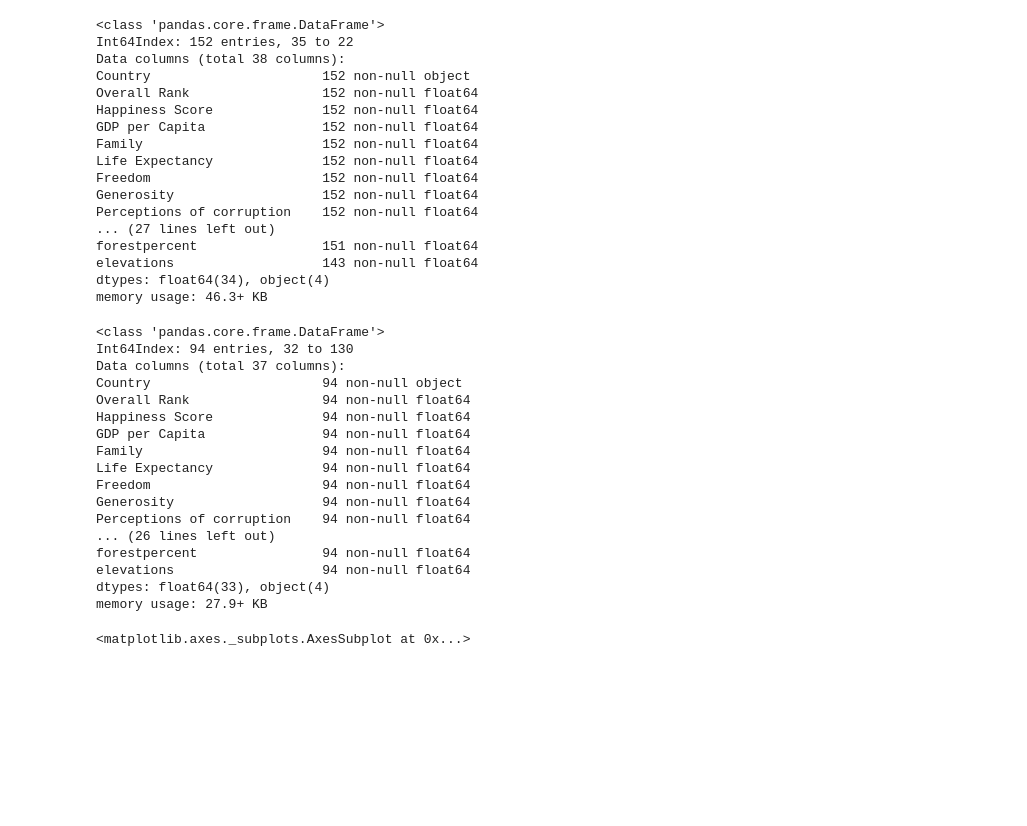
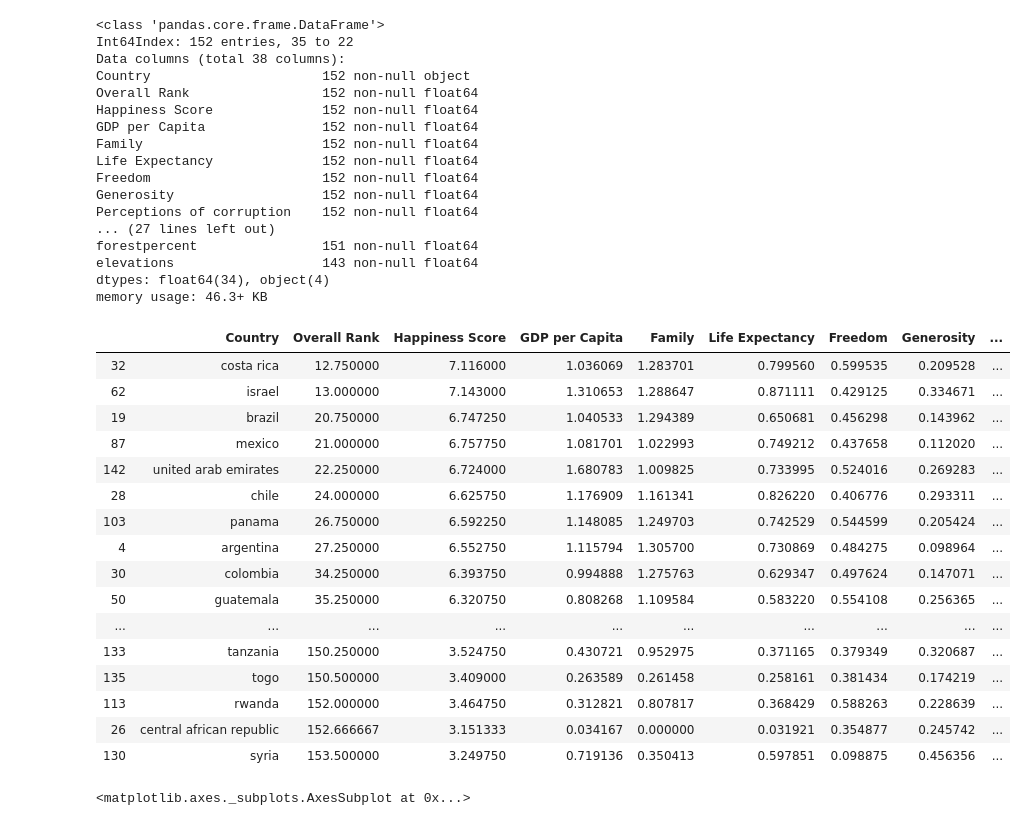
Before and after one commit to DavidObembe/Blue-Barracudas-group-2-, a Jupyter notebook: Clean Merge.ipynb, the cells around one changed output. Cells and saved outputs as stored; diff of their text form; code cells hidden in the pictures; blank space fills up the shorter version.

```diff
--- a/Clean Merge.ipynb
+++ b/Clean Merge.ipynb
@@ -14,8 +14,5 @@ pd.set_option('display.max_rows', 800)
 pd.set_option('display.max_columns', None)
 # %%
 #Read in data
-Factbook_df = pd.read_csv('../Resources/Factbookdata.csv')
-Happy_df = pd.read_csv('../Resources/cleanAndHappy.csv', index_col = 0)
-
-
-Happy_df['Country']
+Factbook_df = pd.read_csv('Resources/Factbookdata.csv')
+Happy_df = pd.read_csv('Resources/cleanAndHappy.csv', index_col = 0)
@@ -122,25 +125,26 @@ memory usage: 46.3+ KB
 # %%
 #Delete column underweightchildren, and remove rows with NaN values in order to plot correlations.
 del merge_df["underweightchildren"]
-clean_df.dropna(how='any', inplace=True)
-clean_df.info()
-# %% [output]
-<class 'pandas.core.frame.DataFrame'>
-Int64Index: 94 entries, 32 to 130
-Data columns (total 37 columns):
-Country                      94 non-null object
-Overall Rank                 94 non-null float64
-Happiness Score              94 non-null float64
-GDP per Capita               94 non-null float64
-Family                       94 non-null float64
-Life Expectancy              94 non-null float64
-Freedom                      94 non-null float64
-Generosity                   94 non-null float64
-Perceptions of corruption    94 non-null float64
-... (26 lines left out)
-forestpercent                94 non-null float64
-elevations                   94 non-null float64
-dtypes: float64(33), object(4)
-memory usage: 27.9+ KB
+# %%
+merge_df.dropna(how='any', inplace=True)
+merge_df
+# %% [output]
+|  | Country | Overall Rank | Happiness Score | GDP per Capita | Family | Life Expectancy | Freedom | Generosity | ... |
+| 32 | costa rica | 12.750000 | 7.116000 | 1.036069 | 1.283701 | 0.799560 | 0.599535 | 0.209528 | ... |
+| 62 | israel | 13.000000 | 7.143000 | 1.310653 | 1.288647 | 0.871111 | 0.429125 | 0.334671 | ... |
+| 19 | brazil | 20.750000 | 6.747250 | 1.040533 | 1.294389 | 0.650681 | 0.456298 | 0.143962 | ... |
+| 87 | mexico | 21.000000 | 6.757750 | 1.081701 | 1.022993 | 0.749212 | 0.437658 | 0.112020 | ... |
+| 142 | united arab emirates | 22.250000 | 6.724000 | 1.680783 | 1.009825 | 0.733995 | 0.524016 | 0.269283 | ... |
+| 28 | chile | 24.000000 | 6.625750 | 1.176909 | 1.161341 | 0.826220 | 0.406776 | 0.293311 | ... |
+| 103 | panama | 26.750000 | 6.592250 | 1.148085 | 1.249703 | 0.742529 | 0.544599 | 0.205424 | ... |
+| 4 | argentina | 27.250000 | 6.552750 | 1.115794 | 1.305700 | 0.730869 | 0.484275 | 0.098964 | ... |
+| 30 | colombia | 34.250000 | 6.393750 | 0.994888 | 1.275763 | 0.629347 | 0.497624 | 0.147071 | ... |
+| 50 | guatemala | 35.250000 | 6.320750 | 0.808268 | 1.109584 | 0.583220 | 0.554108 | 0.256365 | ... |
+| ... | ... | ... | ... | ... | ... | ... | ... | ... | ... |
+| 133 | tanzania | 150.250000 | 3.524750 | 0.430721 | 0.952975 | 0.371165 | 0.379349 | 0.320687 | ... |
+| 135 | togo | 150.500000 | 3.409000 | 0.263589 | 0.261458 | 0.258161 | 0.381434 | 0.174219 | ... |
+| 113 | rwanda | 152.000000 | 3.464750 | 0.312821 | 0.807817 | 0.368429 | 0.588263 | 0.228639 | ... |
+| 26 | central african republic | 152.666667 | 3.151333 | 0.034167 | 0.000000 | 0.031921 | 0.354877 | 0.245742 | ... |
+| 130 | syria | 153.500000 | 3.249750 | 0.719136 | 0.350413 | 0.597851 | 0.098875 | 0.456356 | ... |
 # %%
 #new heatmap
```
Also changed, not shown: parts of 25 cells of this notebook, 2 other files.
